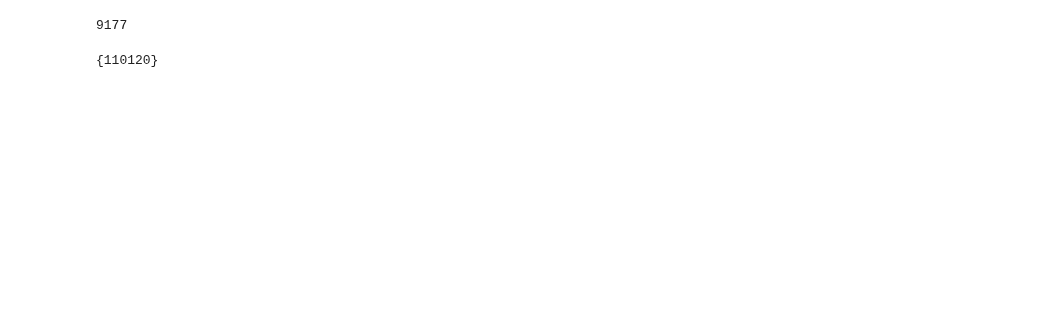
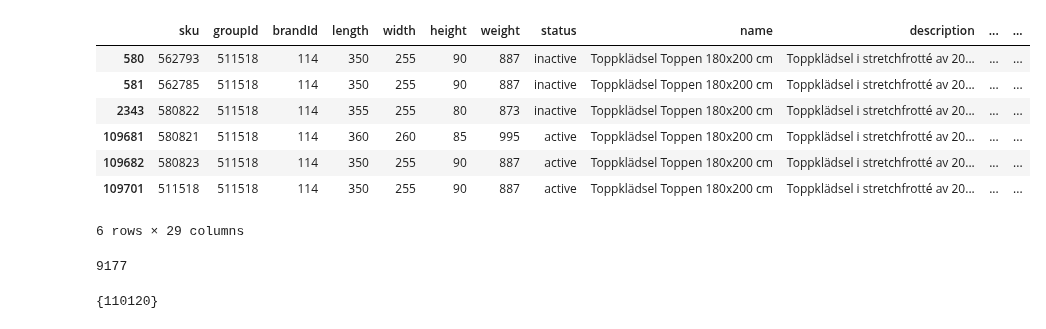
Before and after one commit to maria-lagerholm/itcm_recommendation_engine, a Jupyter notebook: notebooks/1_eda_articles.ipynb, the cells around one changed output. Saved outputs shown, nothing was run; the diff lists cells and outputs as text; code cells hidden in the pictures; blank space fills up the shorter version.

```diff
--- a/notebooks/1_eda_articles.ipynb
+++ b/notebooks/1_eda_articles.ipynb
@@ -1,6 +1,18 @@
 # %%
 import pandas as pd
 articles = pd.read_csv("../data/external/products.csv", dtype='string')
+# %%
+# Display the row(s) where groupId is 511518
+articles[articles['groupId'] == '511518']
+# %% [output]
+|  | sku | groupId | brandId | length | width | height | weight | status | name | description | ... | ... |
+| 580 | 562793 | 511518 | 114 | 350 | 255 | 90 | 887 | inactive | Toppklädsel Toppen 180x200 cm | Toppklädsel i stretchfrotté av 20... | ... | ... |
+| 581 | 562785 | 511518 | 114 | 350 | 255 | 90 | 887 | inactive | Toppklädsel Toppen 180x200 cm | Toppklädsel i stretchfrotté av 20... | ... | ... |
+| 2343 | 580822 | 511518 | 114 | 355 | 255 | 80 | 873 | inactive | Toppklädsel Toppen 180x200 cm | Toppklädsel i stretchfrotté av 20... | ... | ... |
+| 109681 | 580821 | 511518 | 114 | 360 | 260 | 85 | 995 | active | Toppklädsel Toppen 180x200 cm | Toppklädsel i stretchfrotté av 20... | ... | ... |
+| 109682 | 580823 | 511518 | 114 | 350 | 255 | 90 | 887 | active | Toppklädsel Toppen 180x200 cm | Toppklädsel i stretchfrotté av 20... | ... | ... |
+| 109701 | 511518 | 511518 | 114 | 350 | 255 | 90 | 887 | active | Toppklädsel Toppen 180x200 cm | Toppklädsel i stretchfrotté av 20... | ... | ... |
+6 rows × 29 columns
 # %%
 # number of unique groupid
 print(articles['groupId'].nunique())
```
Also changed, not shown: 5 other files.
